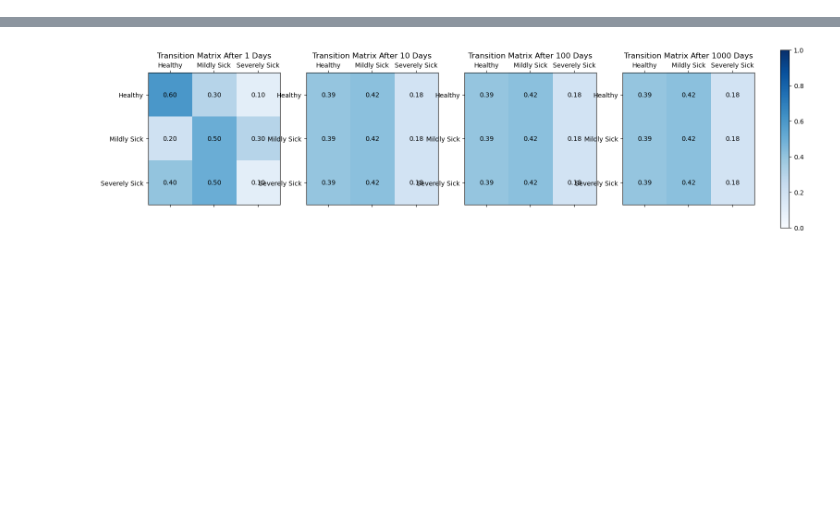
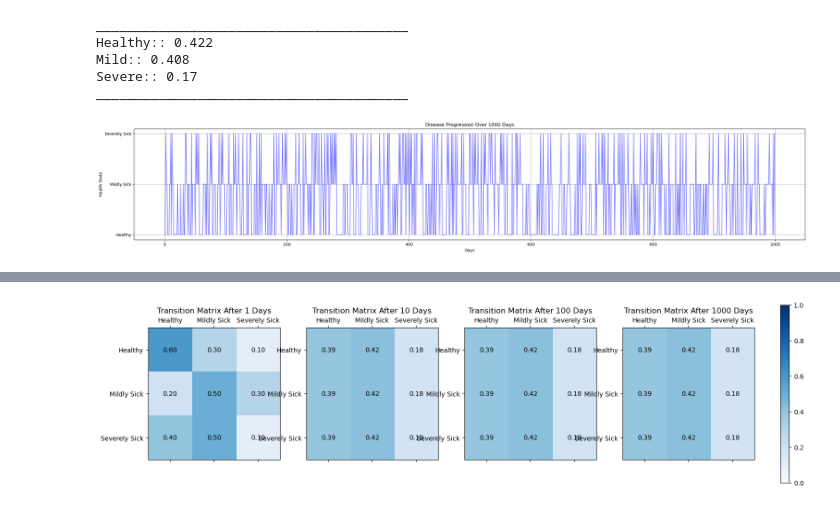
Before and after one commit to solayman-cs/CPS_6310, a Jupyter notebook: Assignment_4.ipynb, the cells around one changed output, grey strips where cells are left out. Saved outputs shown, nothing was run; the diff lists cells and outputs as text; code cells hidden in the pictures; blank space fills up the shorter version.

```diff
--- a/Assignment_4.ipynb
+++ b/Assignment_4.ipynb
@@ -91 +140,43 @@ Diffusion in physics: A larger variance corresponds to faster spreading of parti
+# %%
+# Define states
+states = ['Healthy', 'Mildly Sick', 'Severely Sick']
+
+# Simulate 1000 days
+np.random.seed(42)
+num_days = 1000
+state_history = np.zeros(num_days, dtype=int)
+state_history[0] = 0  # Start from 'Healthy'
+
+for i in range(1, num_days):
+    current_state = state_history[i-1]
+    next_state = np.random.choice([0, 1, 2], p=P[current_state])
+    state_history[i] = next_state
+
+
+ratio_H = np.sum(state_history == 0) / num_days
+ratio_M = np.sum(state_history == 1) / num_days
+ratio_C = np.sum(state_history == 2) / num_days
+
+print('_'*40)
+print('Healthy::', ratio_H)
+print('Mild::', ratio_M)
+print('Severe::', ratio_C)
+print('_'*40)
+
+# Plot the simulation results
+plt.figure(figsize=(30, 5))
+plt.plot(state_history, label='Patient Health State', color='blue', alpha=0.5)
+plt.yticks([0, 1, 2], states)
+plt.xlabel("Days")
+plt.ylabel("Health State")
+plt.title("Disease Progression Over 1000 Days")
+plt.grid(True)
+plt.show()
+# %% [output]
+________________________________________
+Healthy:: 0.422
+Mild:: 0.408
+Severe:: 0.17
+________________________________________
+[figure, added]
 # %%
```
Also changed, not shown: parts of 22 cells of this notebook.
